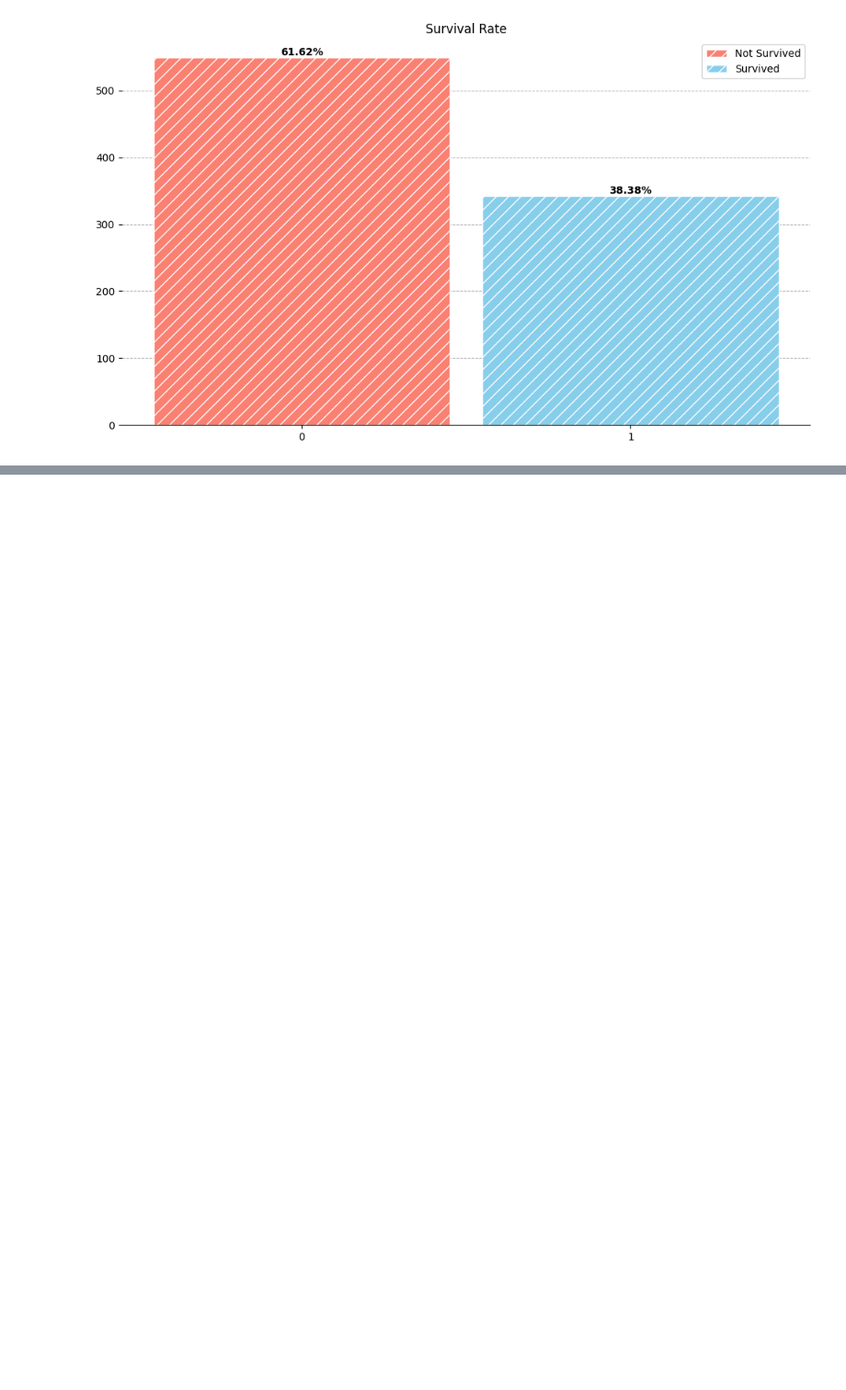
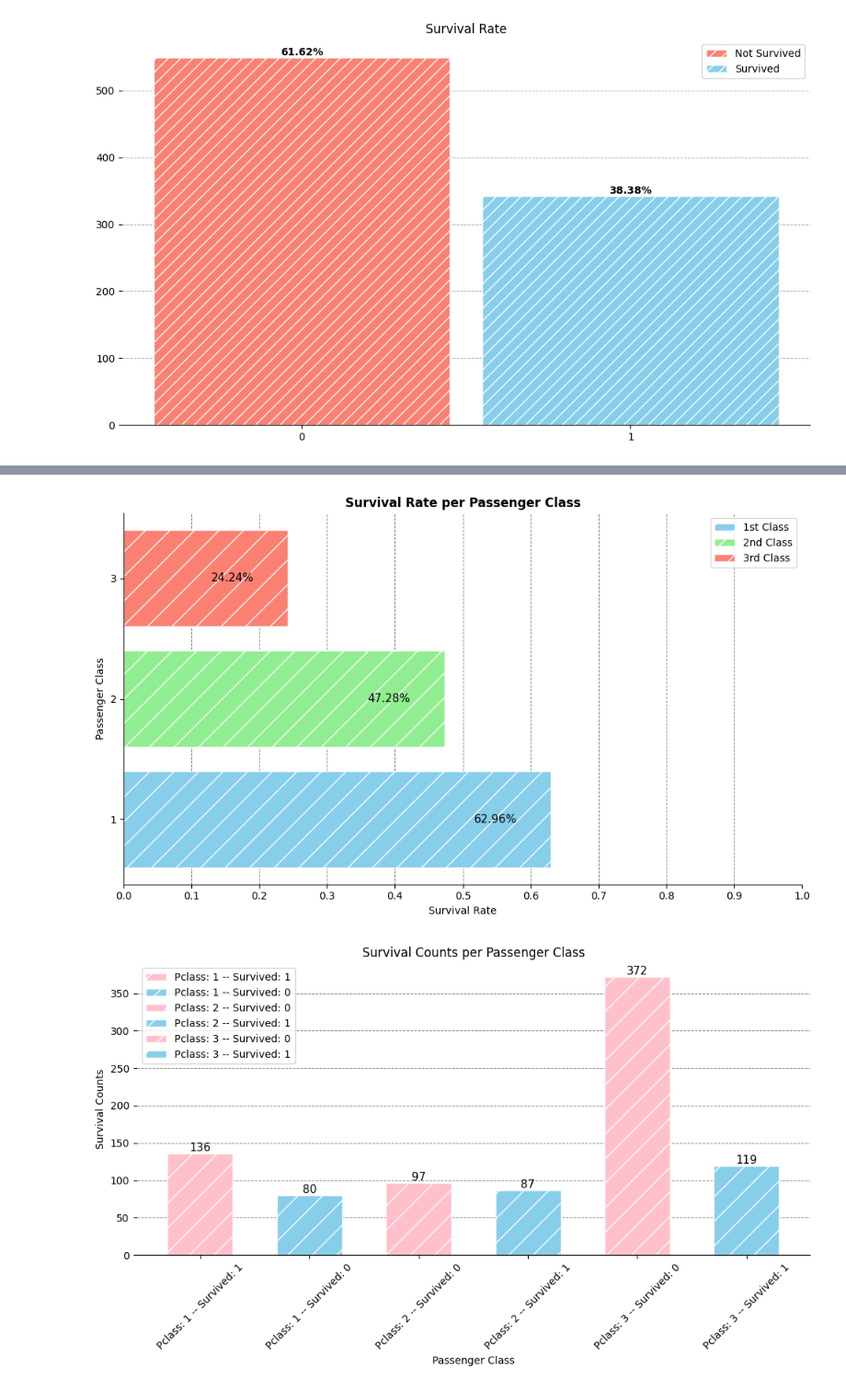
Before and after one commit to Ma7moodAs/Titanic-prediction, a Jupyter notebook: notebooks/notebook.ipynb, the cells around one changed output, grey strips where cells are left out. Shown at 92% size. Saved outputs shown, nothing was run; the diff lists cells and outputs as text; code cells hidden in the pictures; blank space fills up the shorter version.

```diff
--- a/notebooks/notebook.ipynb
+++ b/notebooks/notebook.ipynb
@@ -492,0 +521,59 @@ Name: proportion, dtype: float64
+# %%
+#Survival Rate per Passenger Class
+
+plt.figure(figsize=(10,6),dpi=100)
+bars = plt.barh(y=df.groupby('Passenger_Class')['Survived'].mean().index,
+         width=df.groupby('Passenger_Class')['Survived'].mean().values,
+         height=0.8,
+         align='center',
+         color=['skyblue','lightgreen','salmon'],
+         edgecolor='white',
+         hatch='/')
+for bar in bars:
+    x_val = bar.get_width()
+    y_pos = bar.get_y() + (bar.get_height()/2)
+    plt.text(x_val-0.05,y_pos,f'{round((x_val*100),2)}%',ha='right',va='center',color='black',fontsize=11)
+plt.grid(visible=True,axis='x',linestyle='--',linewidth=0.7,color='gray')
+# --> plt.set_axisbelow(True), this will not work because the set_axisbelow is a method of the Axes object
+#not the matplotlib.pyplot module, so we need to get the Axes object by plt.gca().
+plt.gca().set_axisbelow(True)
+plt.legend(handles=bars,labels=['1st Class','2nd Class','3rd Class'])
+plt.title('Survival Rate per Passenger Class',fontdict={'fontsize':12,'fontweight':'bold'})
+plt.yticks(df.groupby('Passenger_Class')['Survived'].mean().index)#we also can do this [3,2,1]
+plt.xticks(np.arange(0,1.1,0.1))
+plt.ylabel('Passenger Class')
+plt.xlabel('Survival Rate')
+sns.despine()
+plt.tight_layout()
+plt.show()
+
+#Survival Counts per passenger Class
+idx = [f'Pclass: {Pclass} -- Survived: {survived}' for Pclass,survived in df.groupby('Passenger_Class')['Survived'].value_counts().index]
+plt.figure(figsize=(10,6),dpi=100)
+bars = plt.bar(x=idx,
+        height=df.groupby('Passenger_Class')['Survived'].value_counts().values,
+        align='center',
+        color=['pink','skyblue'],
+        edgecolor='white',
+        hatch='/',
+        width=0.6,
+        label=idx)
+for bar in bars:
+    y_val = bar.get_height()
+    x_pos = bar.get_x() + (bar.get_width()/2)
+    plt.text(x_pos,y_val,y_val,ha='center',va='bottom',fontsize=11)
+plt.gca().set_axisbelow(True)
+plt.grid(visible=True,axis='y',linestyle='--',linewidth=0.7,color='gray')
+plt.legend()
+plt.title('Survival Counts per Passenger Class')
+plt.xlabel('Passenger Class')
+plt.ylabel('Survival Counts')
+plt.xticks(rotation=45)
+sns.despine(left=True)
+plt.tight_layout()
+plt.show()
+
+#df.groupby('Passenger_Class')['Sex'].value_counts().index
+# %% [output]
+[figure, added]
+[figure, added]
```
Also changed, not shown: parts of 5 cells of this notebook.
